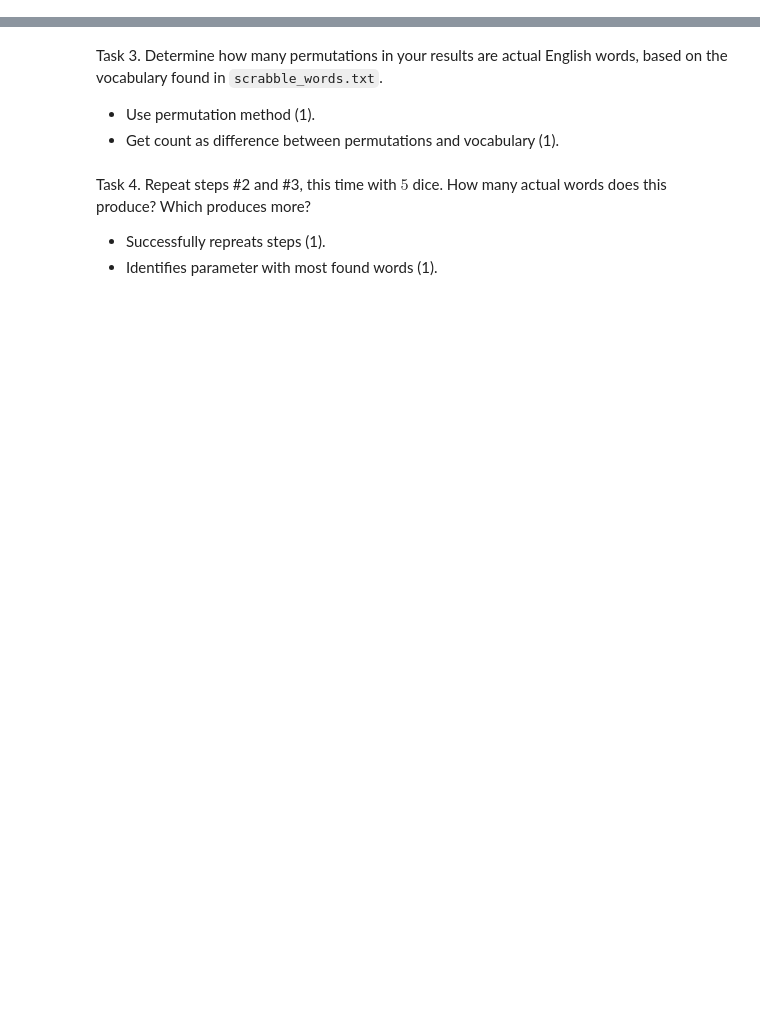
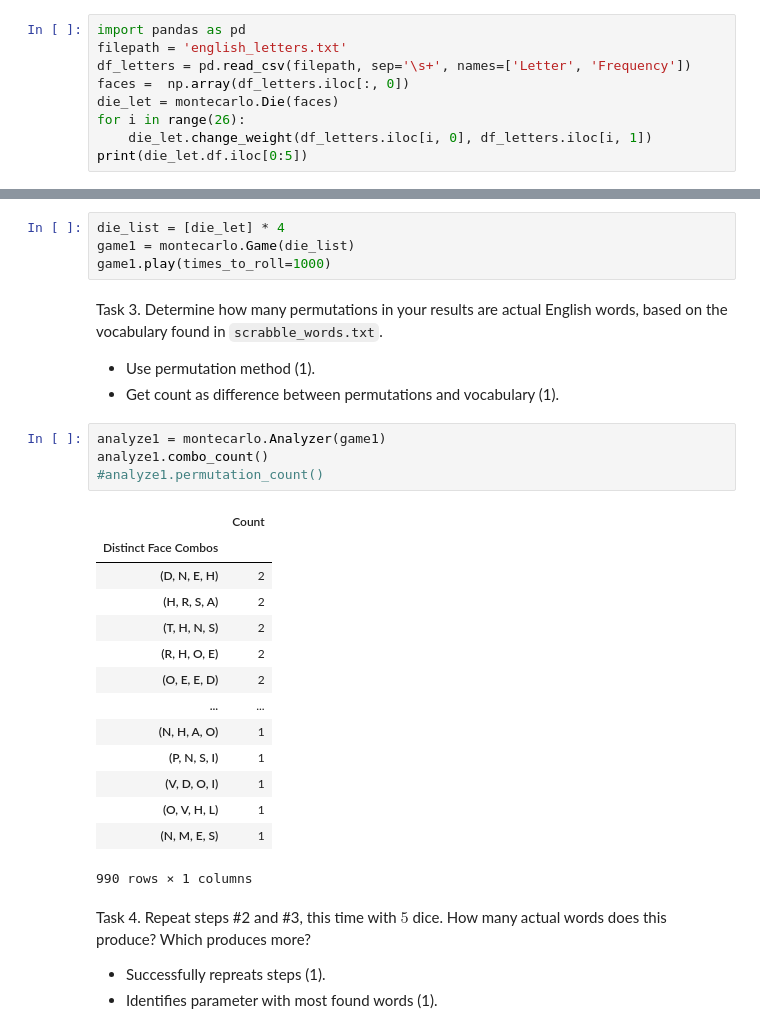
Before and after one commit to lukeschneider7/DS5100_FP_montecarlo, a Jupyter notebook: DS51200_FinalProjectTemplate.ipynb, the cells around one changed output, grey strips where cells are left out. Drawn from its saved outputs; the diff is of its cells as text; blank space fills up the shorter version.

```diff
--- a/DS51200_FinalProjectTemplate.ipynb
+++ b/DS51200_FinalProjectTemplate.ipynb
@@ -277,3 +281,12 @@ Task 1. Create a "die" of letters from $A$ to $Z$ with weights based on their fr
 
 - Die correctly instantiated with source file data (1).
 - Weights properly applied using weight setting method (1).
+# %%
+import pandas as pd
+filepath = 'english_letters.txt'
+df_letters = pd.read_csv(filepath, sep='\s+', names=['Letter', 'Frequency'])
+faces =  np.array(df_letters.iloc[:, 0])
+die_let = montecarlo.Die(faces)
+for i in range(26):
+    die_let.change_weight(df_letters.iloc[i, 0], df_letters.iloc[i, 1])
+print(die_let.df.iloc[0:5])
@@ -281,11 +301,34 @@ Task 1. Create a "die" of letters from $A$ to $Z$ with weights based on their fr
 Task 2. Play a game involving $4$ of these dice with $1000$ rolls.
 
 - Game play method properly called (1).
+# %%
+die_list = [die_let] * 4
+game1 = montecarlo.Game(die_list)
+game1.play(times_to_roll=1000)
 # %% [markdown]
 Task 3. Determine how many permutations in your results are actual English words, based on the vocabulary found in `scrabble_words.txt`.
 
 - Use permutation method (1).
 - Get count as difference between permutations and vocabulary (1).
+# %%
+analyze1 = montecarlo.Analyzer(game1)
+analyze1.combo_count()
+#analyze1.permutation_count()
+# %% [output]
+|  | Count |
+| Distinct Face Combos |  |
+| (D, N, E, H) | 2 |
+| (H, R, S, A) | 2 |
+| (T, H, N, S) | 2 |
+| (R, H, O, E) | 2 |
+| (O, E, E, D) | 2 |
+| ... | ... |
+| (N, H, A, O) | 1 |
+| (P, N, S, I) | 1 |
+| (V, D, O, I) | 1 |
+| (O, V, H, L) | 1 |
+| (N, M, E, S) | 1 |
+990 rows × 1 columns
 # %% [markdown]
 Task 4. Repeat steps #2 and #3, this time with $5$ dice. How many actual words does this produce? Which produces more?
 
```
Also changed, not shown: parts of 7 cells of this notebook, 3 other files.
